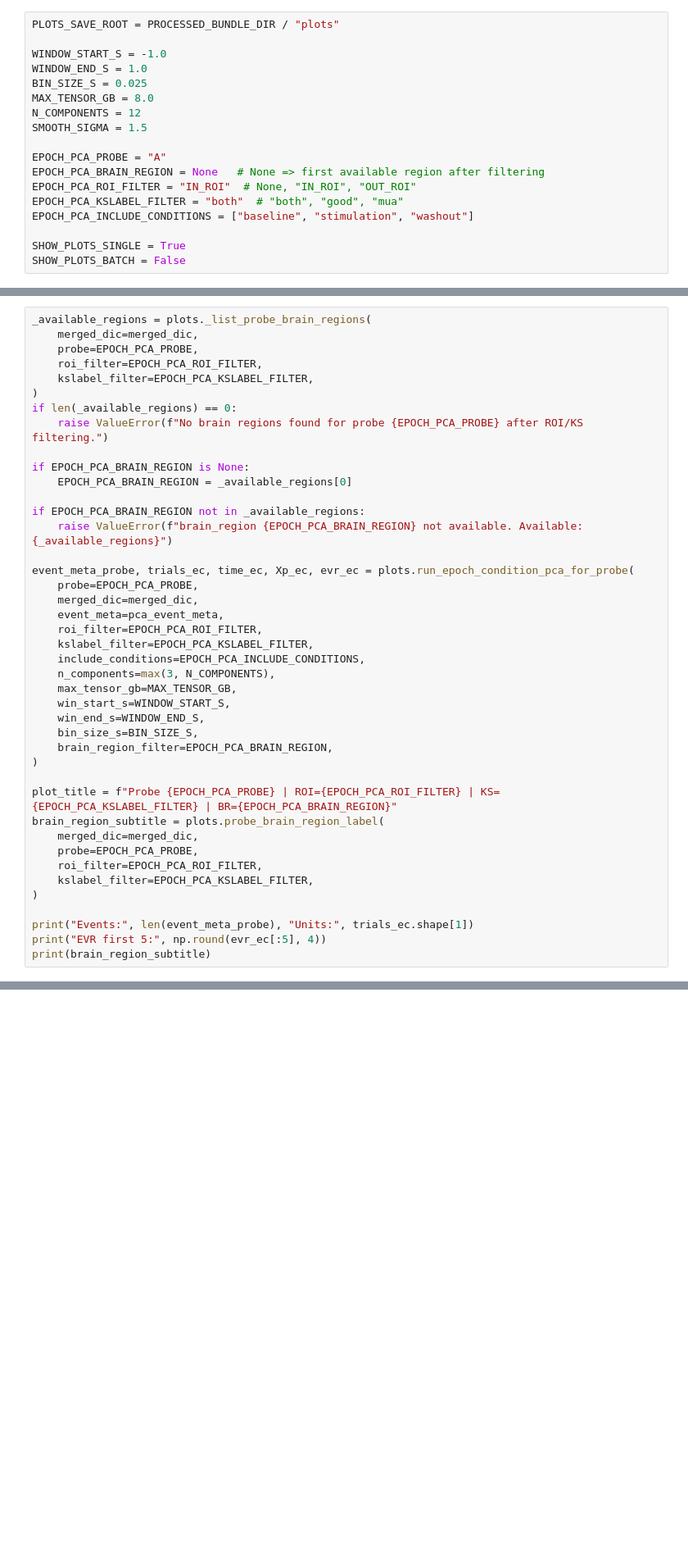
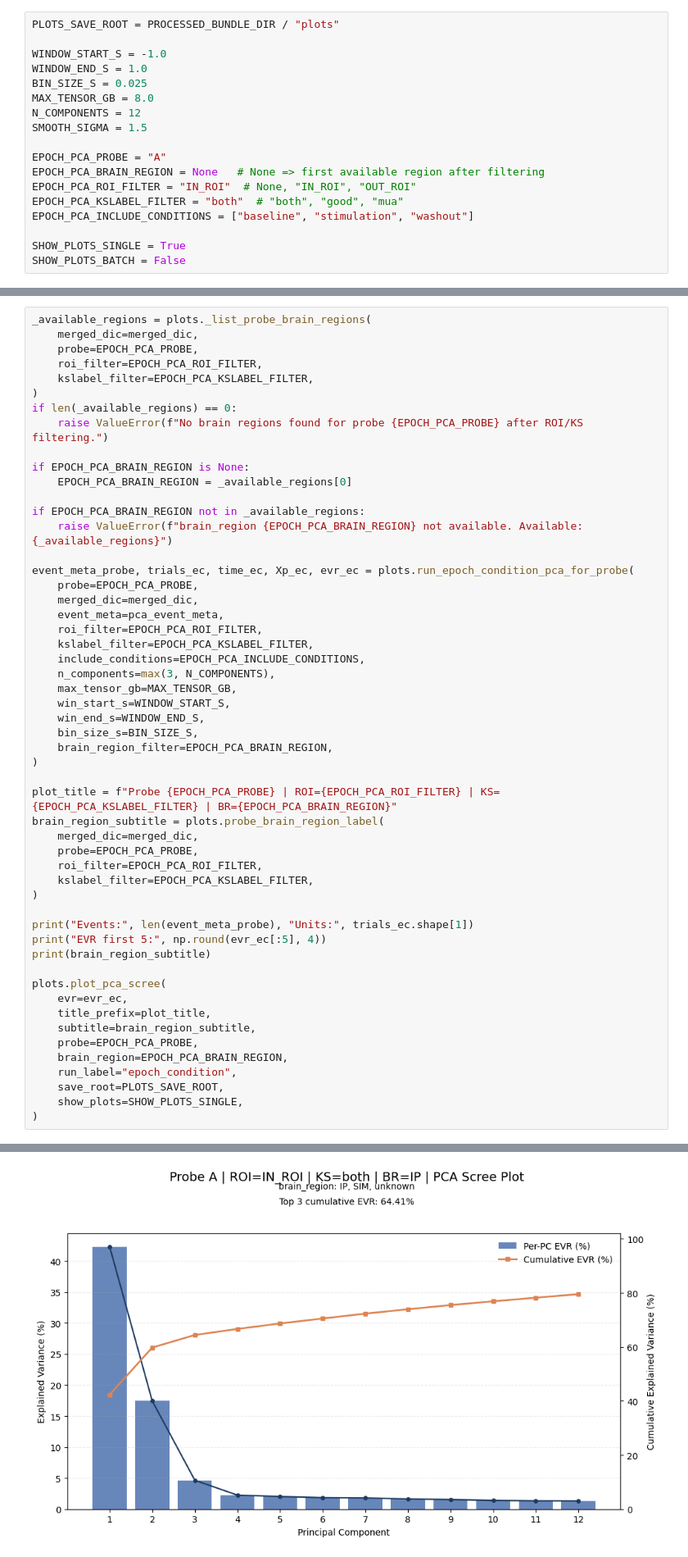
Before and after one commit to granthughes1999/PCA_on_neural_data, a Jupyter notebook: master/PCA_master_runner.ipynb, the cells around one changed output, grey strips where cells are left out. Shown at 82% size. Drawn from its saved outputs; the diff is of its cells as text; blank space fills up the shorter version.

```diff
--- a/master/PCA_master_runner.ipynb
+++ b/master/PCA_master_runner.ipynb
@@ -490,33 +937,45 @@ event_meta_probe, trials_ec, time_ec, Xp_ec, evr_ec = plots.run_epoch_condition_
     probe=EPOCH_PCA_PROBE,
     merged_dic=merged_dic,
     event_meta=pca_event_meta,
     roi_filter=EPOCH_PCA_ROI_FILTER,
     kslabel_filter=EPOCH_PCA_KSLABEL_FILTER,
     include_conditions=EPOCH_PCA_INCLUDE_CONDITIONS,
     n_components=max(3, N_COMPONENTS),
     max_tensor_gb=MAX_TENSOR_GB,
     win_start_s=WINDOW_START_S,
     win_end_s=WINDOW_END_S,
     bin_size_s=BIN_SIZE_S,
     brain_region_filter=EPOCH_PCA_BRAIN_REGION,
 )
 
 plot_title = f"Probe {EPOCH_PCA_PROBE} | ROI={EPOCH_PCA_ROI_FILTER} | KS={EPOCH_PCA_KSLABEL_FILTER} | BR={EPOCH_PCA_BRAIN_REGION}"
 brain_region_subtitle = plots.probe_brain_region_label(
     merged_dic=merged_dic,
     probe=EPOCH_PCA_PROBE,
     roi_filter=EPOCH_PCA_ROI_FILTER,
     kslabel_filter=EPOCH_PCA_KSLABEL_FILTER,
 )
 
 print("Events:", len(event_meta_probe), "Units:", trials_ec.shape[1])
 print("EVR first 5:", np.round(evr_ec[:5], 4))
 print(brain_region_subtitle)
+
+plots.plot_pca_scree(
+    evr=evr_ec,
+    title_prefix=plot_title,
+    subtitle=brain_region_subtitle,
+    probe=EPOCH_PCA_PROBE,
+    brain_region=EPOCH_PCA_BRAIN_REGION,
+    run_label="epoch_condition",
+    save_root=PLOTS_SAVE_ROOT,
+    show_plots=SHOW_PLOTS_SINGLE,
+)
 # %% [output]
 Requested tensor shape=(270, 72, 80) est_mem=0.01 GB
 Events: 270 Units: 72
 EVR first 5: [0.4233 0.1743 0.0464 0.0224 0.0203]
 brain_region: IP, SIM, unknown
+[figure, added]
 # %% [markdown]
 ## Group 1: Base Trial-Level Epoch Plot Set
 Creates one large figure with 3 subplots:
```
Also changed, not shown: parts of 28 cells of this notebook, 2 other files.
